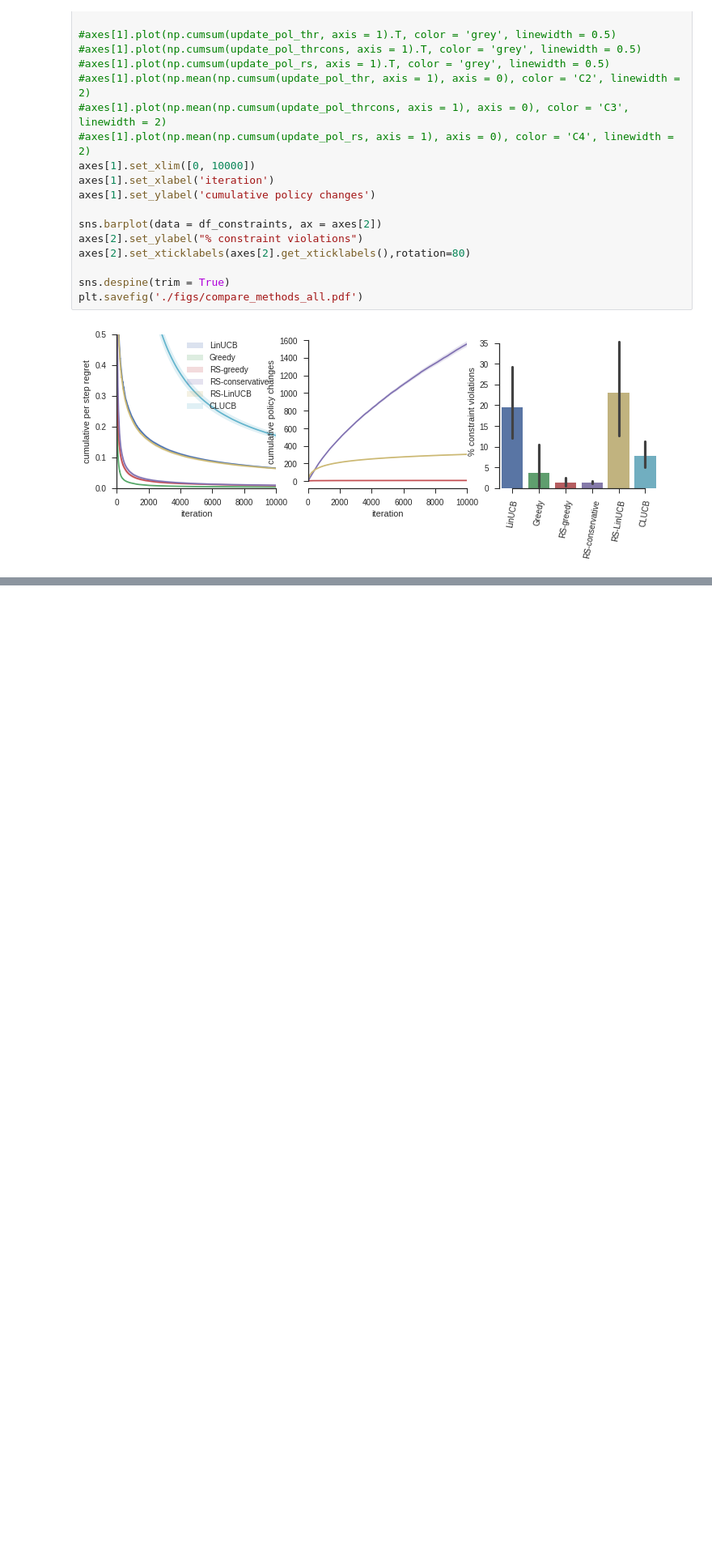
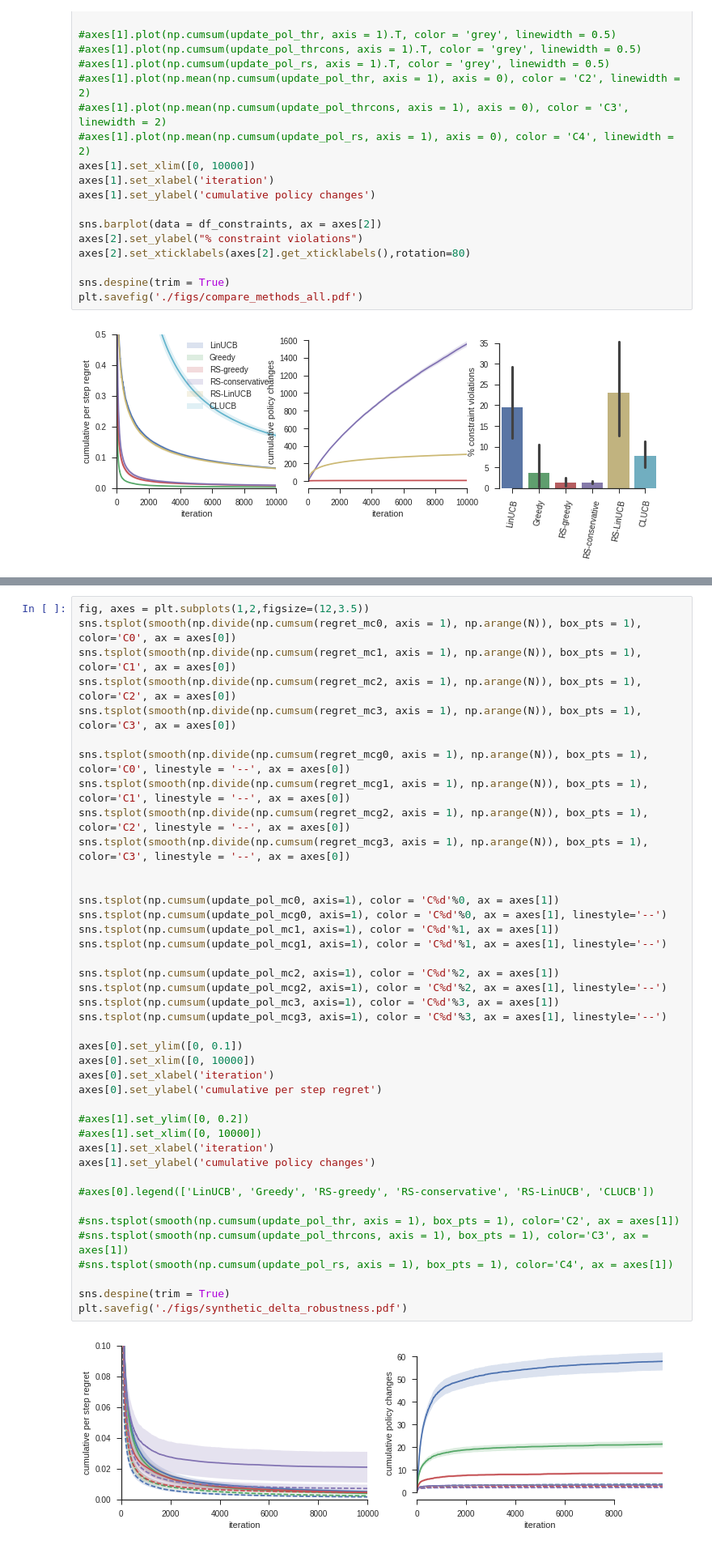
Before and after one commit to benlansdell/conservativerdd, a Jupyter notebook: compare_methods_all.ipynb, the cells around one changed output, grey strips where cells are left out. Shown at 81% size. Cells and saved outputs as stored; diff of their text form; blank space fills up the shorter version.

Commit message:
Add delta sweep code

```diff
--- a/compare_methods_all.ipynb
+++ b/compare_methods_all.ipynb
@@ -509,0 +583,43 @@ plt.savefig('./figs/compare_methods_all.pdf')
+# %%
+fig, axes = plt.subplots(1,2,figsize=(12,3.5))
+sns.tsplot(smooth(np.divide(np.cumsum(regret_mc0, axis = 1), np.arange(N)), box_pts = 1), color='C0', ax = axes[0])
+sns.tsplot(smooth(np.divide(np.cumsum(regret_mc1, axis = 1), np.arange(N)), box_pts = 1), color='C1', ax = axes[0])
+sns.tsplot(smooth(np.divide(np.cumsum(regret_mc2, axis = 1), np.arange(N)), box_pts = 1), color='C2', ax = axes[0])
+sns.tsplot(smooth(np.divide(np.cumsum(regret_mc3, axis = 1), np.arange(N)), box_pts = 1), color='C3', ax = axes[0])
+
+sns.tsplot(smooth(np.divide(np.cumsum(regret_mcg0, axis = 1), np.arange(N)), box_pts = 1), color='C0', linestyle = '--', ax = axes[0])
+sns.tsplot(smooth(np.divide(np.cumsum(regret_mcg1, axis = 1), np.arange(N)), box_pts = 1), color='C1', linestyle = '--', ax = axes[0])
+sns.tsplot(smooth(np.divide(np.cumsum(regret_mcg2, axis = 1), np.arange(N)), box_pts = 1), color='C2', linestyle = '--', ax = axes[0])
+sns.tsplot(smooth(np.divide(np.cumsum(regret_mcg3, axis = 1), np.arange(N)), box_pts = 1), color='C3', linestyle = '--', ax = axes[0])
+
+
+sns.tsplot(np.cumsum(update_pol_mc0, axis=1), color = 'C%d'%0, ax = axes[1])
+sns.tsplot(np.cumsum(update_pol_mcg0, axis=1), color = 'C%d'%0, ax = axes[1], linestyle='--')
+sns.tsplot(np.cumsum(update_pol_mc1, axis=1), color = 'C%d'%1, ax = axes[1])
+sns.tsplot(np.cumsum(update_pol_mcg1, axis=1), color = 'C%d'%1, ax = axes[1], linestyle='--')
+
+sns.tsplot(np.cumsum(update_pol_mc2, axis=1), color = 'C%d'%2, ax = axes[1])
+sns.tsplot(np.cumsum(update_pol_mcg2, axis=1), color = 'C%d'%2, ax = axes[1], linestyle='--')
+sns.tsplot(np.cumsum(update_pol_mc3, axis=1), color = 'C%d'%3, ax = axes[1])
+sns.tsplot(np.cumsum(update_pol_mcg3, axis=1), color = 'C%d'%3, ax = axes[1], linestyle='--')
+
+axes[0].set_ylim([0, 0.1])
+axes[0].set_xlim([0, 10000])
+axes[0].set_xlabel('iteration')
+axes[0].set_ylabel('cumulative per step regret')
+
+#axes[1].set_ylim([0, 0.2])
+#axes[1].set_xlim([0, 10000])
+axes[1].set_xlabel('iteration')
+axes[1].set_ylabel('cumulative policy changes')
+
+#axes[0].legend(['LinUCB', 'Greedy', 'RS-greedy', 'RS-conservative', 'RS-LinUCB', 'CLUCB'])
+
+#sns.tsplot(smooth(np.cumsum(update_pol_thr, axis = 1), box_pts = 1), color='C2', ax = axes[1])
+#sns.tsplot(smooth(np.cumsum(update_pol_thrcons, axis = 1), box_pts = 1), color='C3', ax = axes[1])
+#sns.tsplot(smooth(np.cumsum(update_pol_rs, axis = 1), box_pts = 1), color='C4', ax = axes[1])
+
+sns.despine(trim = True)
+plt.savefig('./figs/synthetic_delta_robustness.pdf')
+# %% [output]
+[figure, added]
```
Also changed, not shown: parts of 2 cells of this notebook, 3 other files.
